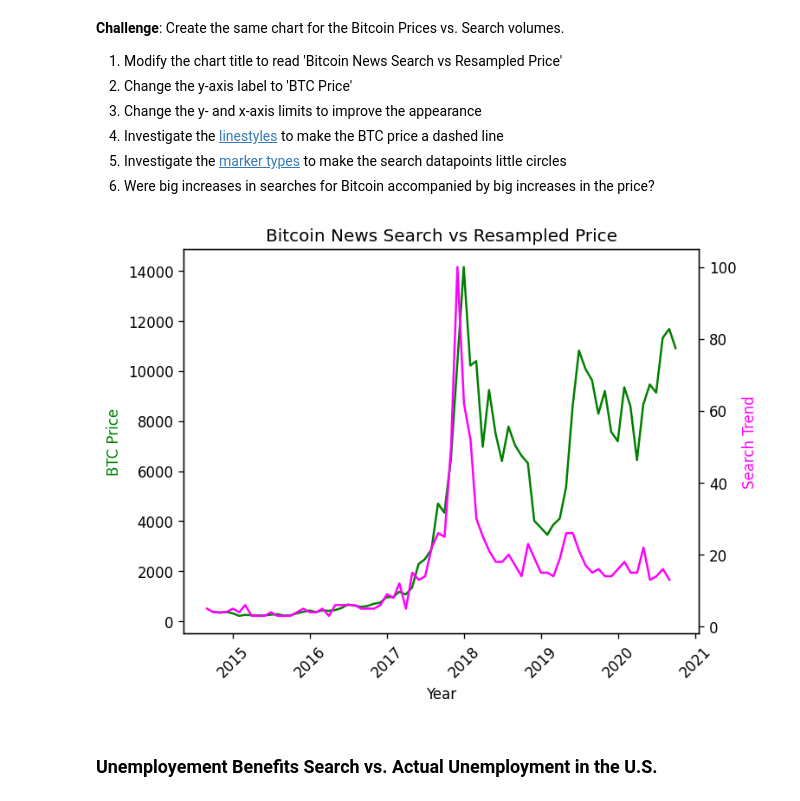
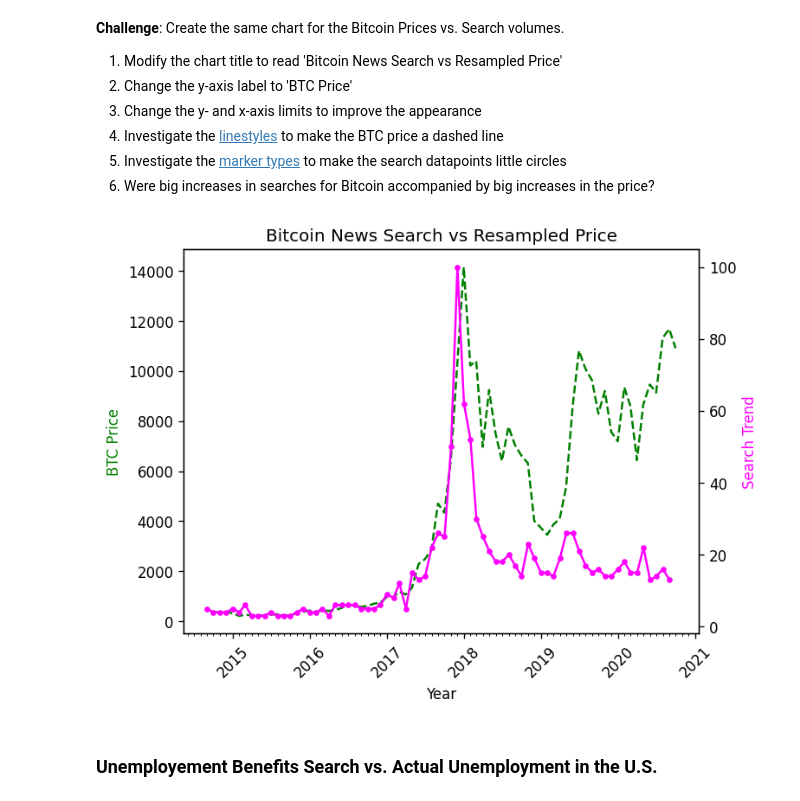
Before and after one commit to anushrinagul63/google_colab_notebooks, a Jupyter notebook: Google_Trends_and_Data_Visualization.ipynb, the cells around one changed output. Cells and saved outputs as stored; diff of their text form; code cells hidden in the pictures.

```diff
--- a/Google_Trends_and_Data_Visualization.ipynb
+++ b/Google_Trends_and_Data_Visualization.ipynb
@@ -250,0 +242,18 @@ df_btc_price_monthly.head()
+# %%
+years = mdates.YearLocator()
+months = mdates.MonthLocator()
+years_fmt = mdates.DateFormatter('%Y')
+plt.figure(dpi=120)
+plt.title('Tesla Stock Price vs Search Trend')
+axis1 = plt.gca()
+axis2 = axis1.twinx()
+axis1.set_xlabel('Year')
+axis1.set_ylabel('TSLA Stock Price').set_color('g')
+axis2.set_ylabel('Search Trend').set_color('magenta')
+axis1.tick_params(axis='x', labelrotation=45)
+axis1.plot(df_tesla.MONTH, df_tesla.TSLA_USD_CLOSE, 'g')
+axis2.plot(df_tesla.MONTH, df_tesla.TSLA_WEB_SEARCH, 'magenta')
+axis1.xaxis.set_major_locator(years)
+axis1.xaxis.set_major_formatter(years_fmt)
+axis1.xaxis.set_minor_locator(months)
+plt.show()
@@ -259,21 +270,23 @@ df_btc_price_monthly.head()
 5. Investigate the [marker types](https://matplotlib.org/3.2.1/api/markers_api.html) to make the search datapoints little circles <br>
 6. Were big increases in searches for Bitcoin accompanied by big increases in the price?
 # %%
+from matplotlib.lines import lineStyles
 plt.figure(dpi=120)
 plt.title('Bitcoin News Search vs Resampled Price')
 axis1 = plt.gca()
 axis2 = axis1.twinx()
 axis1.set_xlabel('Year')
 axis1.set_ylabel('BTC Price').set_color('g')
 axis2.set_ylabel('Search Trend').set_color('magenta')
-# plt.xticks(rotation=45)
 axis1.tick_params(axis='x', labelrotation=45)
-axis1.plot(df_btc_price_monthly.index, df_btc_price_monthly.CLOSE, 'g')
-axis2.plot(df_btc_search.MONTH, df_btc_search.BTC_NEWS_SEARCH, 'magenta')
-# plt.setp(plt.gca().get_xticklabels(), rotation=45, ha='right')
+axis1.plot(df_btc_price_monthly.index, df_btc_price_monthly.CLOSE, 'g', linestyle='--')
+axis2.plot(df_btc_search.MONTH, df_btc_search.BTC_NEWS_SEARCH, 'magenta', marker='.')
+axis1.xaxis.set_major_locator(years)
+axis1.xaxis.set_major_formatter(years_fmt)
+axis1.xaxis.set_minor_locator(months)
 plt.show()
 # %% [output]
-[figure, old version]
+[figure, new version]
 # %% [markdown]
 ### Unemployement Benefits Search vs. Actual Unemployment in the U.S.
 # %% [markdown]
```
Also changed, not shown: parts of 8 cells of this notebook.
